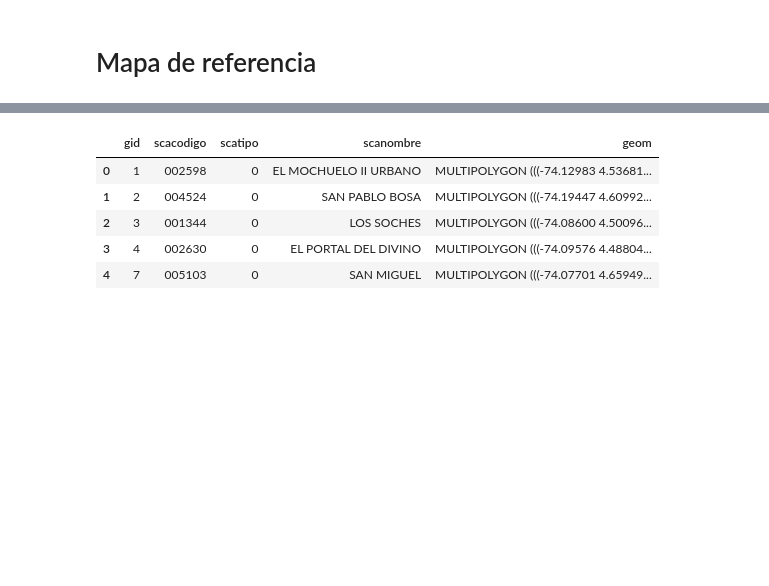
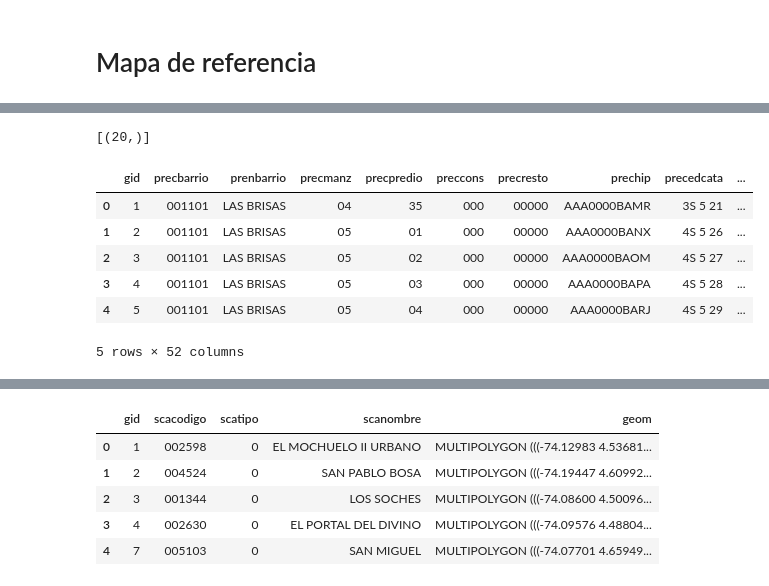
Before and after one commit to rcamilo1526/DS4A_53, a Jupyter notebook: project/EDA-AEDE/Review_data.ipynb, the cells around one changed output, grey strips where cells are left out. Drawn from its saved outputs; the diff is of its cells as text; code cells hidden in the pictures; blank space fills up the shorter version.

```diff
--- a/project/EDA-AEDE/Review_data.ipynb
+++ b/project/EDA-AEDE/Review_data.ipynb
@@ -191,3 +246,11 @@ ValueError: Query missing geometry column 'geom'
+# %%
+cursor.execute("""SELECT COUNT(*) FROM entidad_territorial.loca ;""")
+cursor.fetchall()
+# %% [output]
+[(20,)]
 # %%
 sql_sectCat = 'SELECT * FROM area_catastral.scat'
 sql_zhs = 'SELECT * FROM zona_hidrografica.subcuenca'
+sql_lote = 'SELECT * FROM area_catastral.lote'
+# without limit, crashes
+sql_predio = 'SELECT * FROM area_catastral.predio LIMIT 100'
@@ -197,0 +257,15 @@ ZonaHidrogaficaSubcuenca = gpd.GeoDataFrame.from_postgis(sql_zhs, con, geom_col=
+# %%
+SectorCatastral = gpd.GeoDataFrame.from_postgis(sql_sectCat, con, geom_col='geom')
+ZonaHidrogaficaSubcuenca = gpd.GeoDataFrame.from_postgis(sql_zhs, con, geom_col='geom')
+Lote = gpd.GeoDataFrame.from_postgis(sql_lote, con, geom_col='geom')
+Predio = pd.read_sql_query(sql_predio, con)
+# %%
+Predio.head()
+# %% [output]
+|  | gid | precbarrio | prenbarrio | precmanz | precpredio | preccons | precresto | prechip | precedcata | ... |
+| 0 | 1 | 001101 | LAS BRISAS | 04 | 35 | 000 | 00000 | AAA0000BAMR | 3S 5 21 | ... |
+| 1 | 2 | 001101 | LAS BRISAS | 05 | 01 | 000 | 00000 | AAA0000BANX | 4S 5 26 | ... |
+| 2 | 3 | 001101 | LAS BRISAS | 05 | 02 | 000 | 00000 | AAA0000BAOM | 4S 5 27 | ... |
+| 3 | 4 | 001101 | LAS BRISAS | 05 | 03 | 000 | 00000 | AAA0000BAPA | 4S 5 28 | ... |
+| 4 | 5 | 001101 | LAS BRISAS | 05 | 04 | 000 | 00000 | AAA0000BARJ | 4S 5 29 | ... |
+5 rows × 52 columns
```
Also changed, not shown: parts of 32 cells of this notebook.
